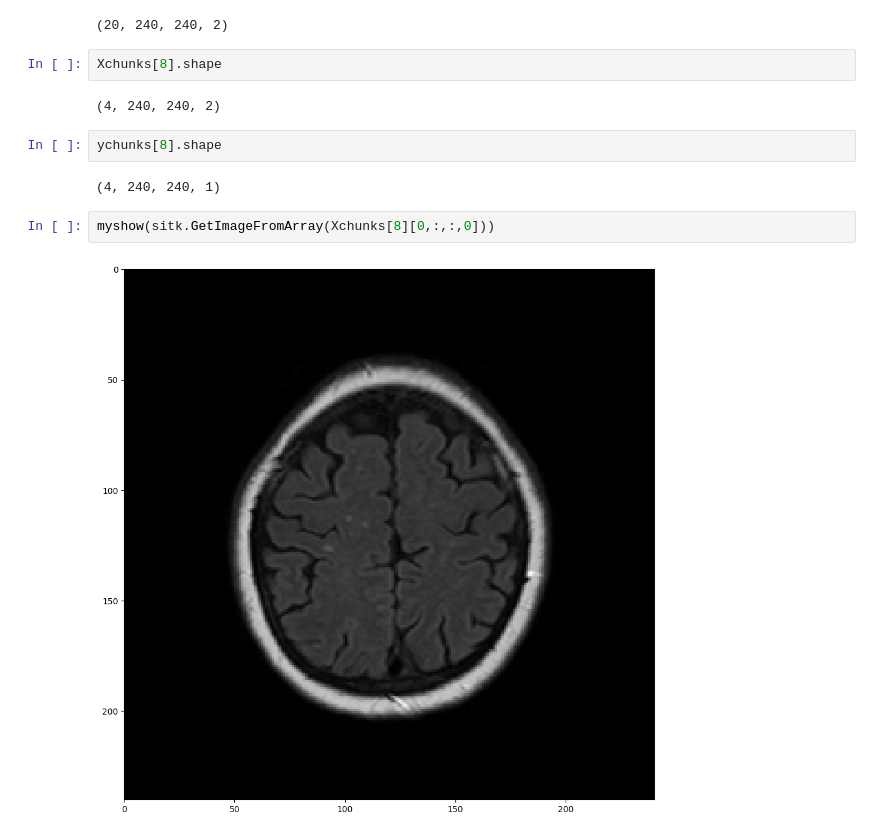
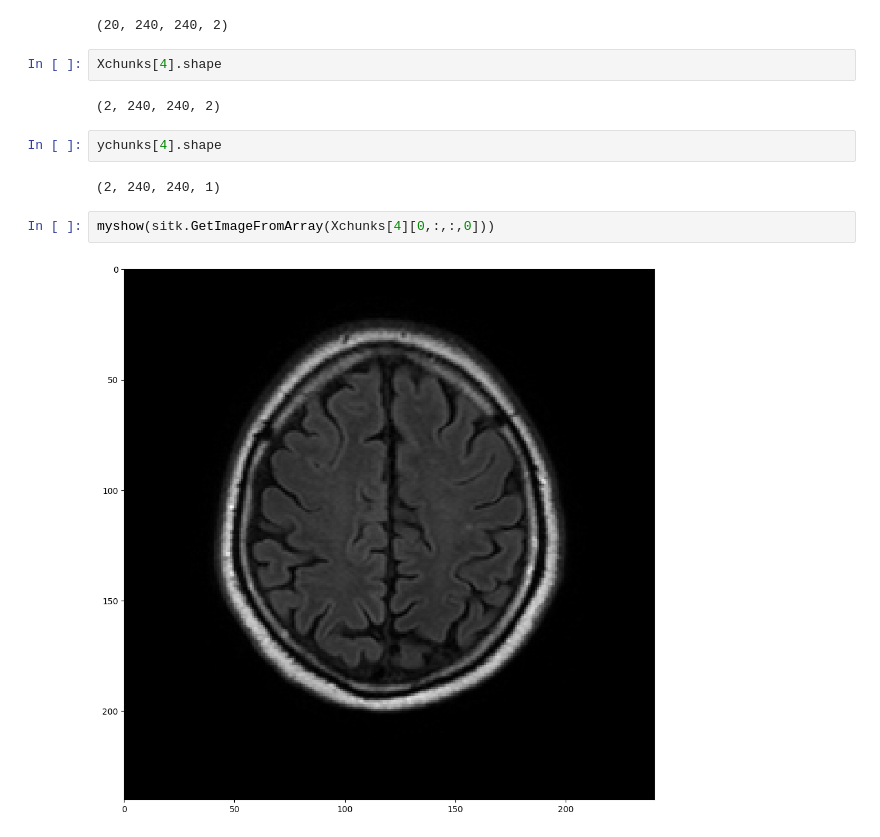
Before and after one commit to JingQin-JQ/umcu, a Jupyter notebook: src/pre(post)process.ipynb, the cells around one changed output. Cells and saved outputs as stored; diff of their text form.

```diff
--- a/src/pre(post)process.ipynb
+++ b/src/pre(post)process.ipynb
@@ -438,15 +420,15 @@ Xs[10:30,:,:,:].shape
 # %% [output]
 (20, 240, 240, 2)
 # %%
-Xchunks[8].shape
+Xchunks[4].shape
 # %% [output]
-(4, 240, 240, 2)
+(2, 240, 240, 2)
 # %%
-ychunks[8].shape
+ychunks[4].shape
 # %% [output]
-(4, 240, 240, 1)
+(2, 240, 240, 1)
 # %%
-myshow(sitk.GetImageFromArray(Xchunks[8][0,:,:,0]))
+myshow(sitk.GetImageFromArray(Xchunks[4][0,:,:,0]))
 # %% [output]
-[figure, old version]
+[figure, new version]
 # %%
```
Also changed, not shown: parts of 8 cells of this notebook, 5 other files.
